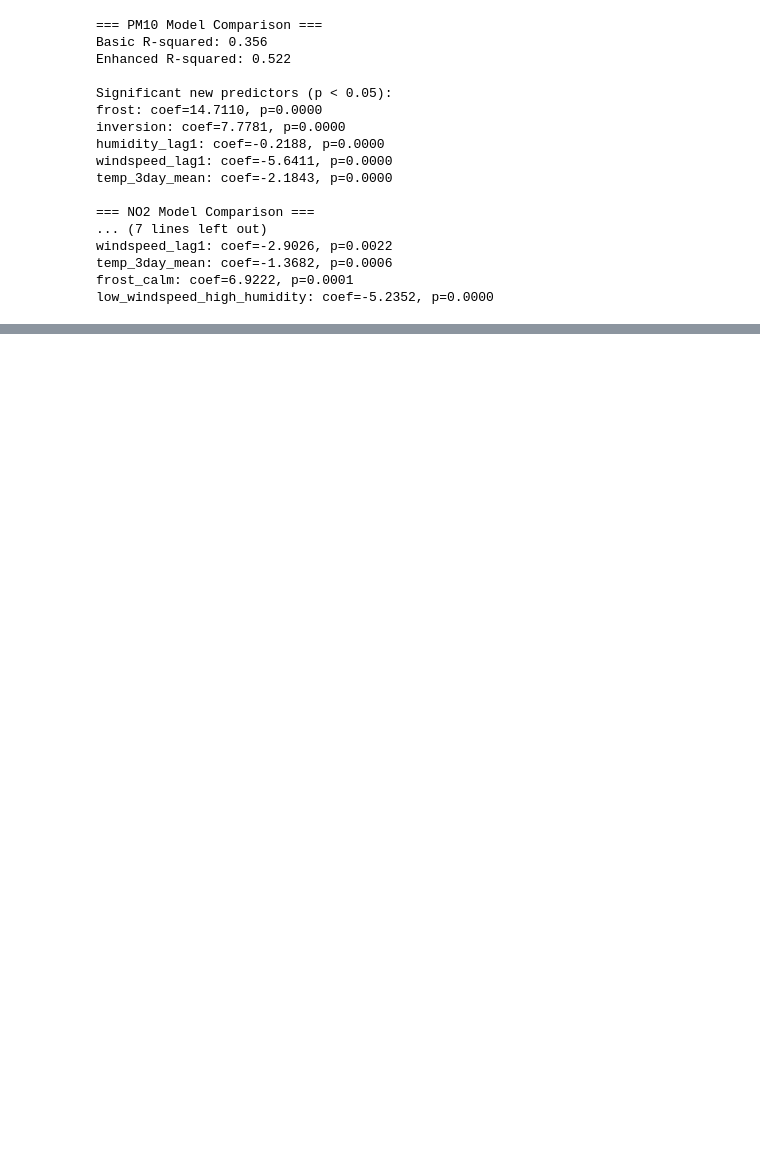
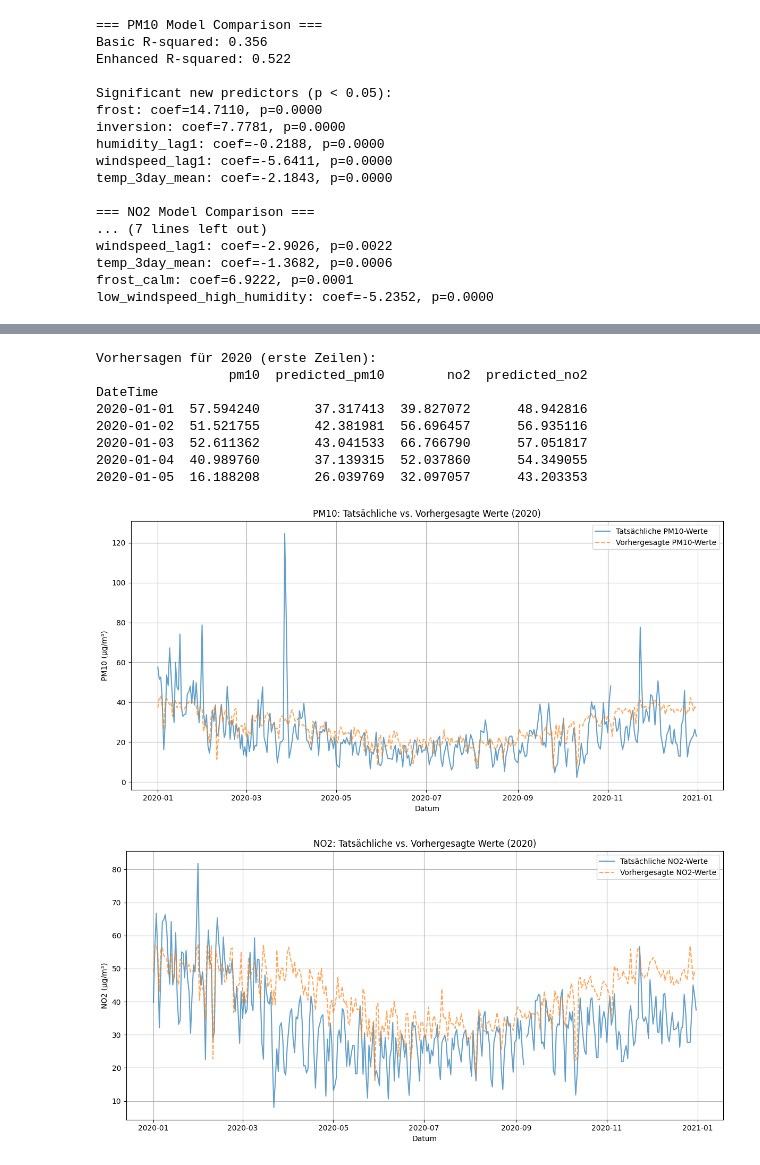
Before and after one commit to Veit-Kramer-Schoeggl/statistik_A02, a Jupyter notebook: A02-TeamA.ipynb, the cells around one changed output, grey strips where cells are left out. Cells and saved outputs as stored; diff of their text form; code cells hidden in the pictures; blank space fills up the shorter version.

```diff
--- a/A02-TeamA.ipynb
+++ b/A02-TeamA.ipynb
@@ -552,0 +569,68 @@ NO2 Wurzel: ShapiroResult(statistic=np.float64(0.9971010027683719), pvalue=np.fl
+# %%
+###############################################################################
+# 6) Modell aus Punkt 5 wird für die Vorhersage 2020 benutzt
+###############################################################################
+
+# Testdaten für das Jahr 2020 vorbereiten
+mask_2020 = (df_graz.index.year == 2020)
+test_df = df_graz[mask_2020].copy()
+
+# Vorhersage mit Wurzeltransformation für PM10
+# Das  Modell `pm10_wurzel` aus Punkt 5 wird hier verwendet.
+# Es wird auf die Prädiktoren angewendet, um die Vorhersage auf der Wurzelskala zu berechnen.
+test_df['predicted_sqrt_pm10'] = pm10_wurzel.predict(test_df[praediktoren])
+
+# Rücktransformation: Vorhersagewerte von der Wurzelskala auf die Originalskala zurückführen
+test_df['predicted_pm10'] = test_df['predicted_sqrt_pm10'] ** 2
+
+# Vorhersage mit Wurzeltransformation für NO2
+# Das Modell `no2_wurzel` aus Punkt 5 wird hier verwendet.
+# Es wird auf die Prädiktoren angewendet, um die Vorhersage auf der Wurzelskala zu berechnen.
+test_df['predicted_sqrt_no2'] = no2_wurzel.predict(test_df[praediktoren])
+
+# Rücktransformation: Vorhersagewerte von der Wurzelskala auf die Originalskala zurückführen
+test_df['predicted_no2'] = test_df['predicted_sqrt_no2'] ** 2
+
+# Ergebnisse anzeigen
+print("Vorhersagen für 2020 (erste Zeilen):")
+# Hier werden die tatsächlichen Werte (`pm10`, `no2`) mit den vorhergesagten Werten (`predicted_pm10`, `predicted_no2`) verglichen.
+print(test_df[['pm10', 'predicted_pm10', 'no2', 'predicted_no2']].head())
+
+# Visualisierung mit PM10
+plt.figure(figsize=(12, 6))
+# Tatsächliche PM10-Werte für 2020
+plt.plot(test_df.index, test_df['pm10'], label='Tatsächliche PM10-Werte', alpha=0.7)
+# Vorhergesagte PM10-Werte für 2020, basierend auf dem Modell `pm10_wurzel`
+plt.plot(test_df.index, test_df['predicted_pm10'], label='Vorhergesagte PM10-Werte', linestyle='--', alpha=0.7)
+plt.title("PM10: Tatsächliche vs. Vorhergesagte Werte (2020)")
+plt.xlabel("Datum")
+plt.ylabel("PM10 (µg/m³)")
+plt.legend()
+plt.grid()
+plt.tight_layout()
+plt.show()
+
+# Visualisierung mit NO2
+plt.figure(figsize=(12, 6))
+# Tatsächliche NO2-Werte für 2020
+plt.plot(test_df.index, test_df['no2'], label='Tatsächliche NO2-Werte', alpha=0.7)
+# Vorhergesagte NO2-Werte für 2020, basierend auf dem Modell `no2_wurzel`
+plt.plot(test_df.index, test_df['predicted_no2'], label='Vorhergesagte NO2-Werte', linestyle='--', alpha=0.7)
+plt.title("NO2: Tatsächliche vs. Vorhergesagte Werte (2020)")
+plt.xlabel("Datum")
+plt.ylabel("NO2 (µg/m³)")
+plt.legend()
+plt.grid()
+plt.tight_layout()
+plt.show()
+# %% [output]
+Vorhersagen für 2020 (erste Zeilen):
+                 pm10  predicted_pm10        no2  predicted_no2
+DateTime
+2020-01-01  57.594240       37.317413  39.827072      48.942816
+2020-01-02  51.521755       42.381981  56.696457      56.935116
+2020-01-03  52.611362       43.041533  66.766790      57.051817
+2020-01-04  40.989760       37.139315  52.037860      54.349055
+2020-01-05  16.188208       26.039769  32.097057      43.203353
+[figure, added]
+[figure, added]
```
Also changed, not shown: parts of 2 cells of this notebook.
